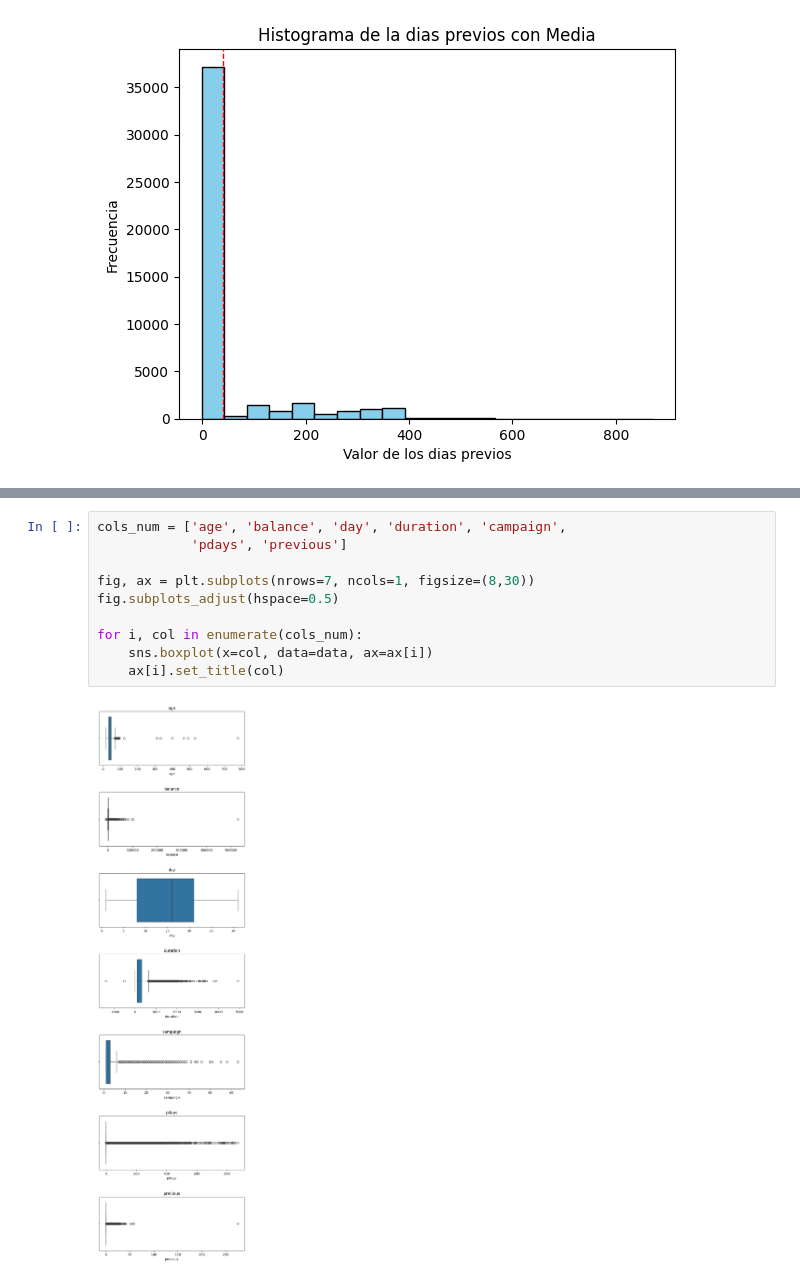
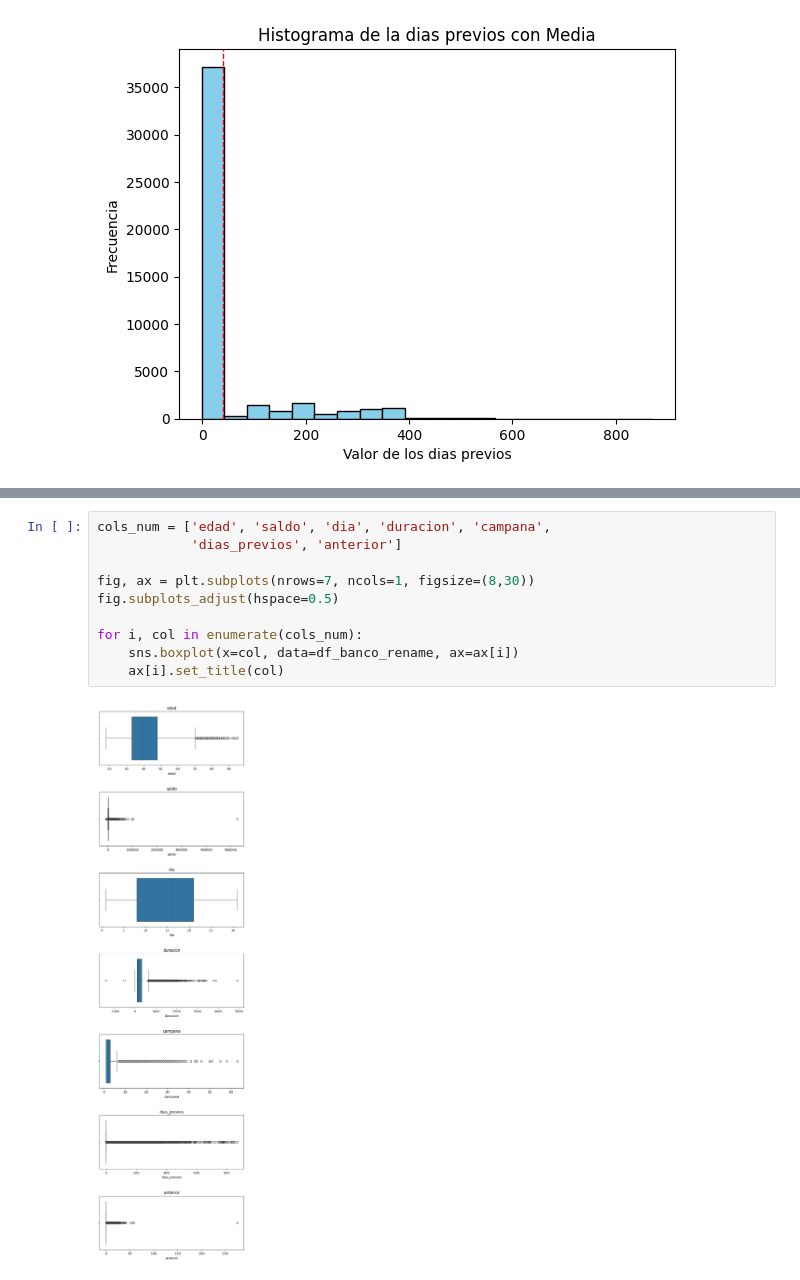
Before and after one commit to DAVIDCUEAGUI/LABORATORIO, a Jupyter notebook: Laboratorio_1_LuisCuellar.ipynb, the cells around one changed output, grey strips where cells are left out. Drawn from its saved outputs; the diff is of its cells as text.

```diff
--- a/Laboratorio_1_LuisCuellar.ipynb
+++ b/Laboratorio_1_LuisCuellar.ipynb
@@ -368,14 +368,14 @@ Tamaño del set después de eliminar las filas repetidas: (45211, 17)
 # %%
-cols_num = ['age', 'balance', 'day', 'duration', 'campaign',
-            'pdays', 'previous']
+cols_num = ['edad', 'saldo', 'dia', 'duracion', 'campana',
+            'dias_previos', 'anterior']
 
 fig, ax = plt.subplots(nrows=7, ncols=1, figsize=(8,30))
 fig.subplots_adjust(hspace=0.5)
 
 for i, col in enumerate(cols_num):
-    sns.boxplot(x=col, data=data, ax=ax[i])
+    sns.boxplot(x=col, data=df_banco_rename, ax=ax[i])
     ax[i].set_title(col)
 # %% [output]
-[figure, old version]
+[figure, new version]
 # %%
 # Eliminar filas con "age">100
```
Also changed, not shown: parts of 30 cells of this notebook.
